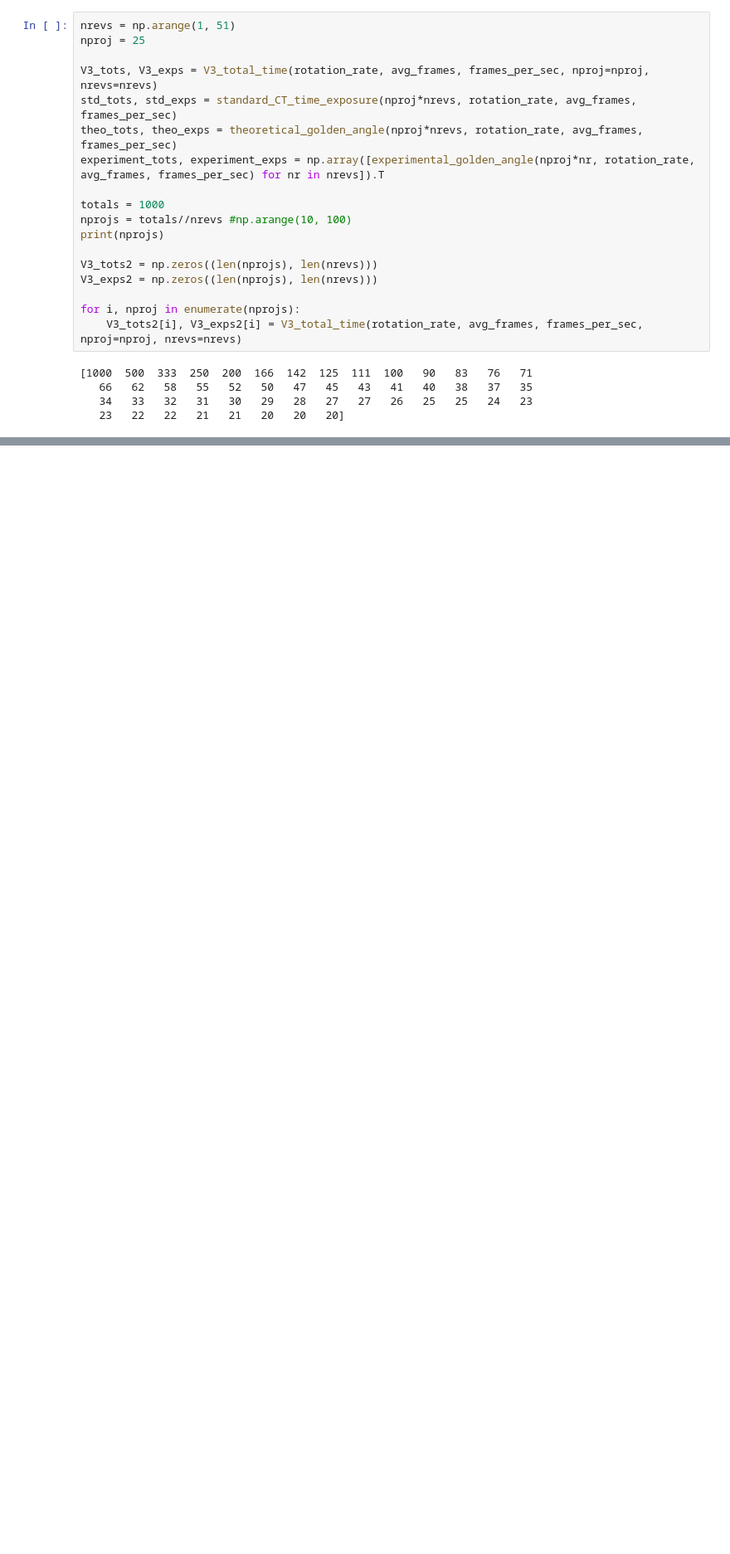
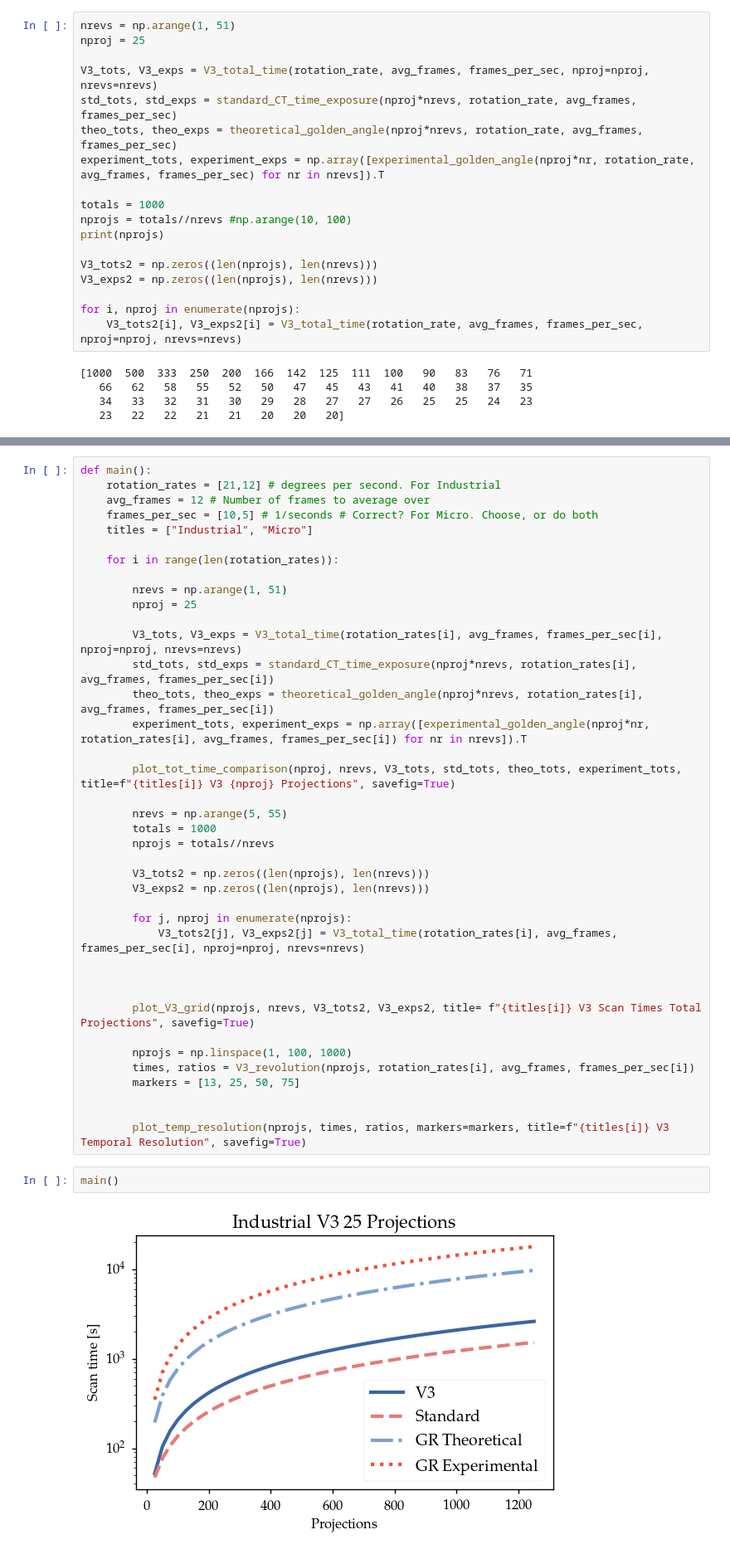
Before and after one commit to RubenDragland/4D_CT, a Jupyter notebook: Golden Angle Analysis/analysisV3.ipynb, the cells around one changed output, grey strips where cells are left out. Shown at 83% size. Cells and saved outputs as stored; diff of their text form; blank space fills up the shorter version.

```diff
--- a/Golden Angle Analysis/analysisV3.ipynb
+++ b/Golden Angle Analysis/analysisV3.ipynb
@@ -262,0 +272,43 @@ def plot_angle_distributions(angles, title= "Sampling Distributions", bins=500):
+# %%
+def main():
+    rotation_rates = [21,12] # degrees per second. For Industrial
+    avg_frames = 12 # Number of frames to average over
+    frames_per_sec = [10,5] # 1/seconds # Correct? For Micro. Choose, or do both
+    titles = ["Industrial", "Micro"]
+
+    for i in range(len(rotation_rates)):
+
+        nrevs = np.arange(1, 51)
+        nproj = 25
+
+        V3_tots, V3_exps = V3_total_time(rotation_rates[i], avg_frames, frames_per_sec[i], nproj=nproj, nrevs=nrevs)
+        std_tots, std_exps = standard_CT_time_exposure(nproj*nrevs, rotation_rates[i], avg_frames, frames_per_sec[i])
+        theo_tots, theo_exps = theoretical_golden_angle(nproj*nrevs, rotation_rates[i], avg_frames, frames_per_sec[i])
+        experiment_tots, experiment_exps = np.array([experimental_golden_angle(nproj*nr, rotation_rates[i], avg_frames, frames_per_sec[i]) for nr in nrevs]).T
+
+        plot_tot_time_comparison(nproj, nrevs, V3_tots, std_tots, theo_tots, experiment_tots, title=f"{titles[i]} V3 {nproj} Projections", savefig=True)
+
+        nrevs = np.arange(5, 55)
+        totals = 1000
+        nprojs = totals//nrevs
+
+        V3_tots2 = np.zeros((len(nprojs), len(nrevs)))
+        V3_exps2 = np.zeros((len(nprojs), len(nrevs)))
+
+        for j, nproj in enumerate(nprojs):
+            V3_tots2[j], V3_exps2[j] = V3_total_time(rotation_rates[i], avg_frames, frames_per_sec[i], nproj=nproj, nrevs=nrevs)
+
+
+
+        plot_V3_grid(nprojs, nrevs, V3_tots2, V3_exps2, title= f"{titles[i]} V3 Scan Times Total Projections", savefig=True)
+
+        nprojs = np.linspace(1, 100, 1000)
+        times, ratios = V3_revolution(nprojs, rotation_rates[i], avg_frames, frames_per_sec[i])
+        markers = [13, 25, 50, 75]
+
+
+        plot_temp_resolution(nprojs, times, ratios, markers=markers, title=f"{titles[i]} V3 Temporal Resolution", savefig=True)
+# %%
+main()
+# %% [output]
+[figure, added]
```
Also changed, not shown: parts of 7 cells of this notebook.
